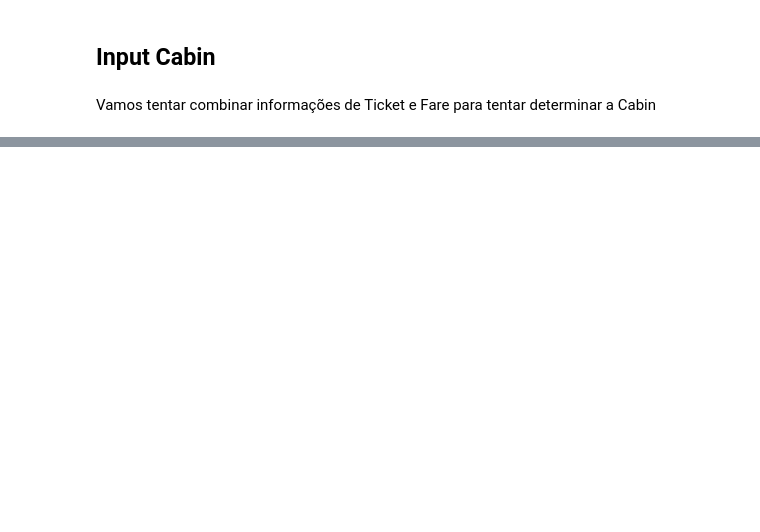
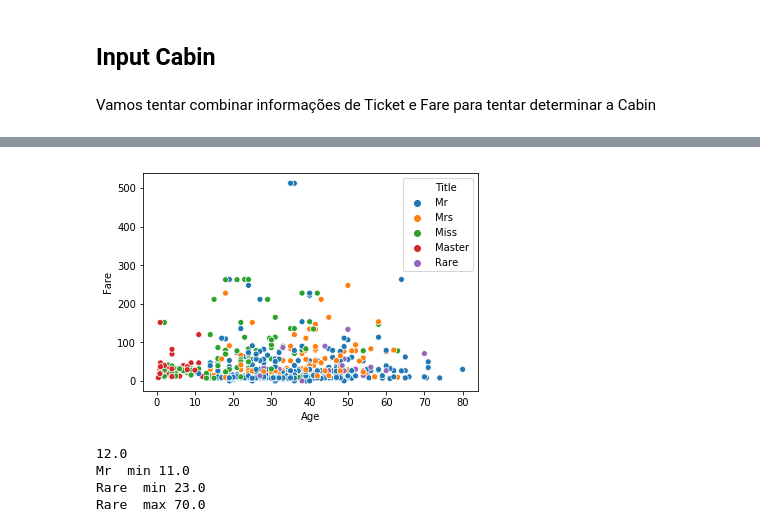
Before and after one commit to Pantoja87/Titanic-Disaster, a Jupyter notebook: TITANIC.ipynb, the cells around one changed output, grey strips where cells are left out. Cells and saved outputs as stored; diff of their text form; code cells hidden in the pictures; blank space fills up the shorter version.

```diff
--- a/TITANIC.ipynb
+++ b/TITANIC.ipynb
@@ -345,0 +513,14 @@ train_csv['Feature_Ticket']=train_csv['Ticket'].str.strip()
+# %%
+ax = sns.scatterplot(x="Age", y="Fare", hue='Title', data=train_csv)
+# %% [output]
+[figure, added]
+# %%
+print(train_csv.Age[train_csv.Title=='Master'].max())
+print('Mr  min',train_csv.Age[train_csv.Title=='Mr'].min())
+print('Rare  min',train_csv.Age[train_csv.Title=='Rare'].min())
+print('Rare  max',train_csv.Age[train_csv.Title=='Rare'].max())
+# %% [output]
+12.0
+Mr  min 11.0
+Rare  min 23.0
+Rare  max 70.0
```
Also changed, not shown: parts of 38 cells of this notebook.
